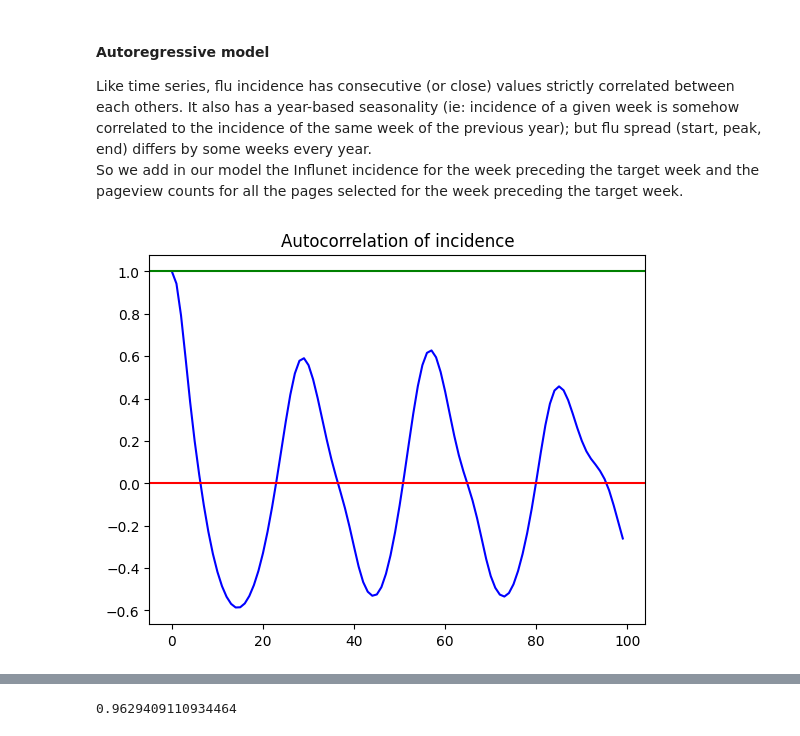
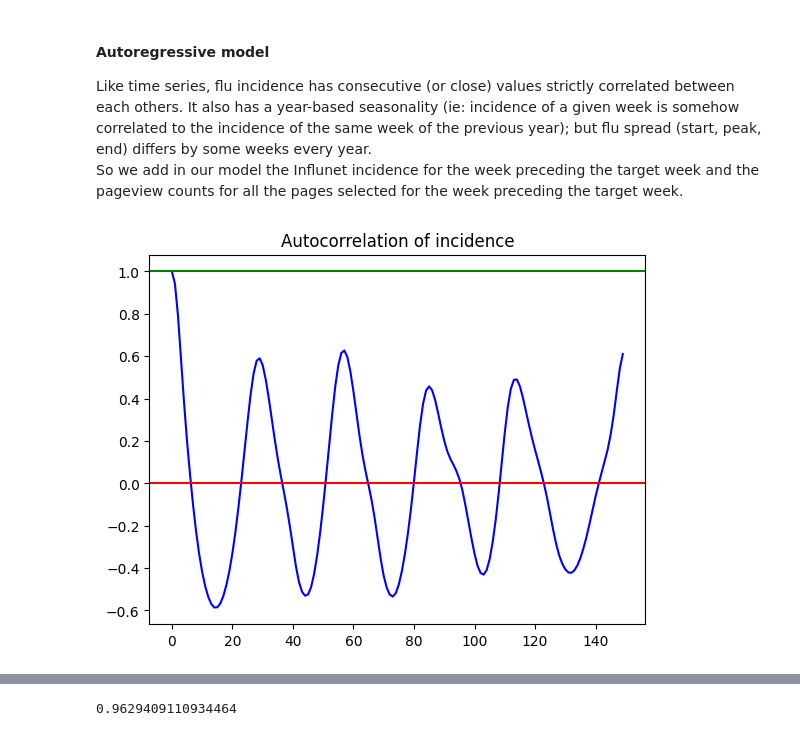
Before and after one commit to micheletizzoni/Digital_epidemiology, a Jupyter notebook: notebooks/nb06_flu_surveillance.ipynb, the cells around one changed output, grey strips where cells are left out. Cells and saved outputs as stored; diff of their text form; code cells hidden in the pictures.

```diff
--- a/notebooks/nb06_flu_surveillance.ipynb
+++ b/notebooks/nb06_flu_surveillance.ipynb
@@ -429,14 +454,14 @@ Like time series, flu incidence has consecutive (or close) values strictly corre
 So we add in our model the Influnet incidence for the week preceding the target week and the pageview counts for all the pages  selected for the week preceding the target week.
 # %%
 inc = pd.Series(df4["incidenza_tot"])
-ac = [inc.autocorr(lag=i) for i in range(100)]
+ac = [inc.autocorr(lag=i) for i in range(150)]
 plt.plot(ac, color="blue")
 plt.title("Autocorrelation of incidence")
 plt.axhline(0, color="red")
 plt.axhline(1, color="green")
 plt.show()
 # %% [output]
-[figure, old version]
+[figure, new version]
 # %%
 df5=df4
 df5.drop("season", axis=1, inplace=True)
```
Also changed, not shown: parts of 12 cells of this notebook, 2 other files.
